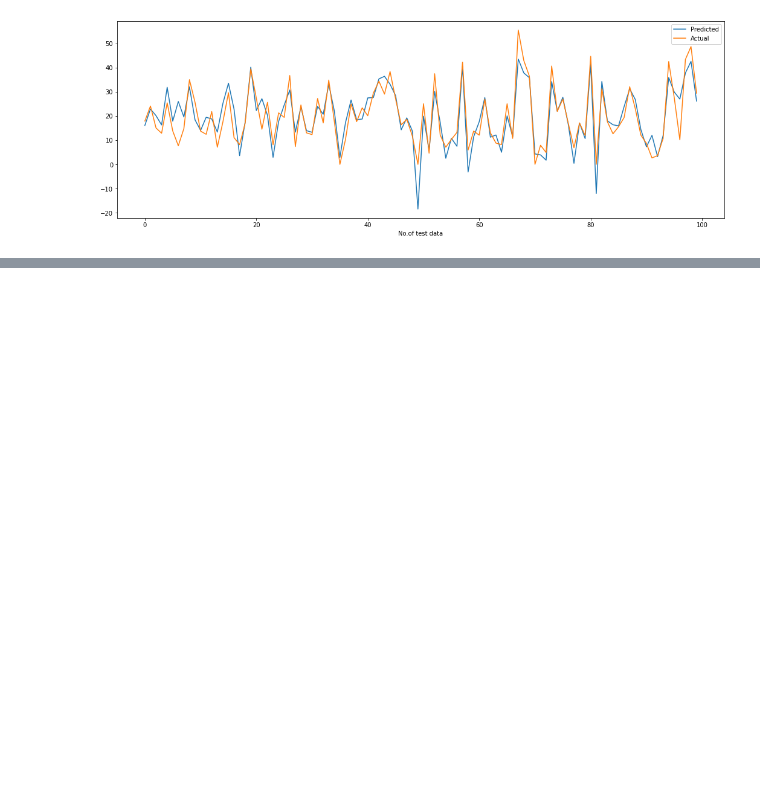
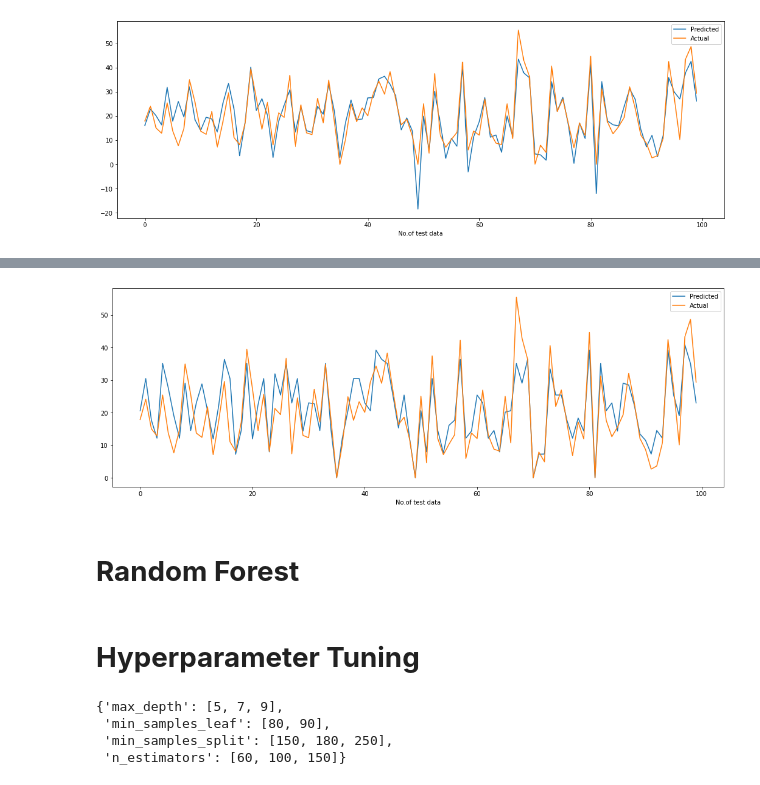
Before and after one commit to mmishra1092/Bike-Sharing-Demand-Prediction, a Jupyter notebook: MAYANK_MISHRA_Bike_Sharing_Demand_Prediction_Capstone_Project.ipynb, the cells around one changed output, grey strips where cells are left out. Cells and saved outputs as stored; diff of their text form; code cells hidden in the pictures; blank space fills up the shorter version.

```diff
--- a/MAYANK_MISHRA_Bike_Sharing_Demand_Prediction_Capstone_Project.ipynb
+++ b/MAYANK_MISHRA_Bike_Sharing_Demand_Prediction_Capstone_Project.ipynb
@@ -906,0 +1086,14 @@ plt.show()
+# %%
+# Plot between actual and predicted value
+plt.figure(figsize=(18,6))
+plt.plot(y_pred_test_decision[0:100])
+plt.plot(np.array(y_test[0:100]))
+plt.legend(['Predicted','Actual'])
+plt.xlabel('No.of test data')
+plt.show()
+# %% [output]
+[figure, added]
+# %% [markdown]
+# **Random Forest**
+# %% [markdown]
+# **Hyperparameter Tuning**
@@ -906,0 +1118,7 @@ plt.show()
+# %%
+param_dict
+# %% [output]
+{'max_depth': [5, 7, 9],
+ 'min_samples_leaf': [80, 90],
+ 'min_samples_split': [150, 180, 250],
+ 'n_estimators': [60, 100, 150]}
```
Also changed, not shown: parts of 42 cells of this notebook.
